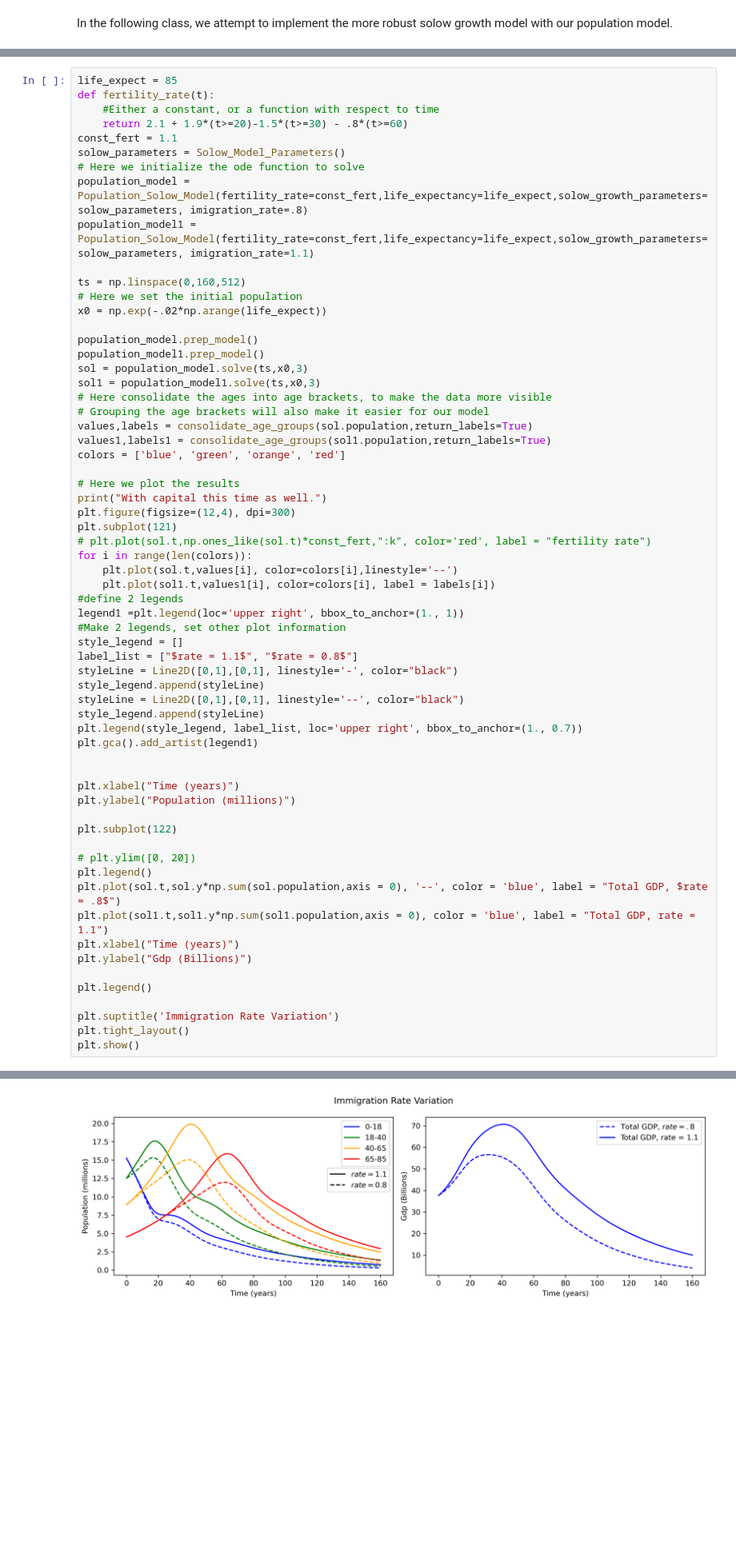
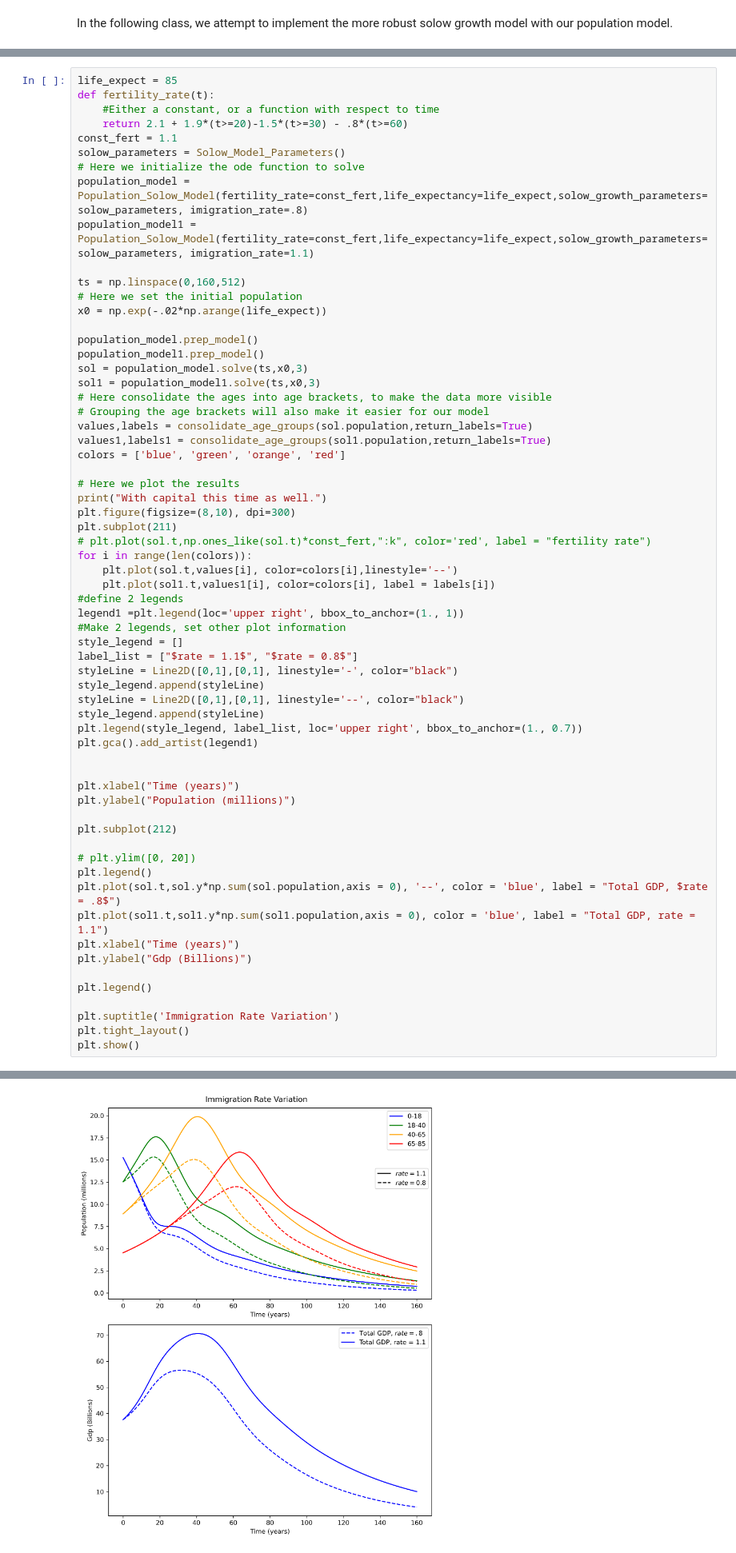
Before and after one commit to addmelo/volume4-project, a Jupyter notebook: Volume4Project variation.ipynb, the cells around one changed output, grey strips where cells are left out. Shown: that part at 80% size. Cells and saved outputs as stored; diff of their text form; blank space fills up the shorter version.

```diff
--- a/Volume4Project variation.ipynb
+++ b/Volume4Project variation.ipynb
@@ -423,8 +423,8 @@ colors = ['blue', 'green', 'orange', 'red']
 
 # Here we plot the results
 print("With capital this time as well.")
-plt.figure(figsize=(12,4), dpi=300)
-plt.subplot(121)
+plt.figure(figsize=(8,10), dpi=300)
+plt.subplot(211)
 # plt.plot(sol.t,np.ones_like(sol.t)*const_fert,":k", color='red', label = "fertility rate")
 for i in range(len(colors)):
     plt.plot(sol.t,values[i], color=colors[i],linestyle='--')
@@ -434,32 +434,32 @@ legend1 =plt.legend(loc='upper right', bbox_to_anchor=(1., 1))
 #Make 2 legends, set other plot information
 style_legend = []
 label_list = ["$rate = 1.1$", "$rate = 0.8$"]
 styleLine = Line2D([0,1],[0,1], linestyle='-', color="black")
 style_legend.append(styleLine)
 styleLine = Line2D([0,1],[0,1], linestyle='--', color="black")
 style_legend.append(styleLine)
 plt.legend(style_legend, label_list, loc='upper right', bbox_to_anchor=(1., 0.7))
 plt.gca().add_artist(legend1)
 
 
 plt.xlabel("Time (years)")
 plt.ylabel("Population (millions)")
 
-plt.subplot(122)
+plt.subplot(212)
 
 # plt.ylim([0, 20])
 plt.legend()
 plt.plot(sol.t,sol.y*np.sum(sol.population,axis = 0), '--', color = 'blue', label = "Total GDP, $rate = .8$")
 plt.plot(sol1.t,sol1.y*np.sum(sol1.population,axis = 0), color = 'blue', label = "Total GDP, rate = 1.1")
 plt.xlabel("Time (years)")
 plt.ylabel("Gdp (Billions)")
 
 plt.legend()
 
 plt.suptitle('Immigration Rate Variation')
 plt.tight_layout()
 plt.show()
 # %% [output]
 No artists with labels found to put in legend.  Note that artists whose label start with an underscore are ignored when legend() is called with no argument.
 With capital this time as well.
-[figure, old version]
+[figure, new version]
```
